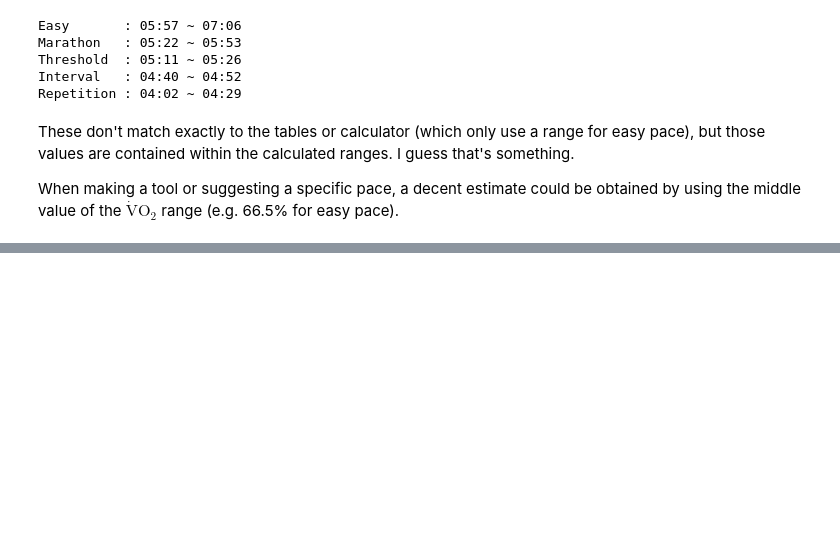
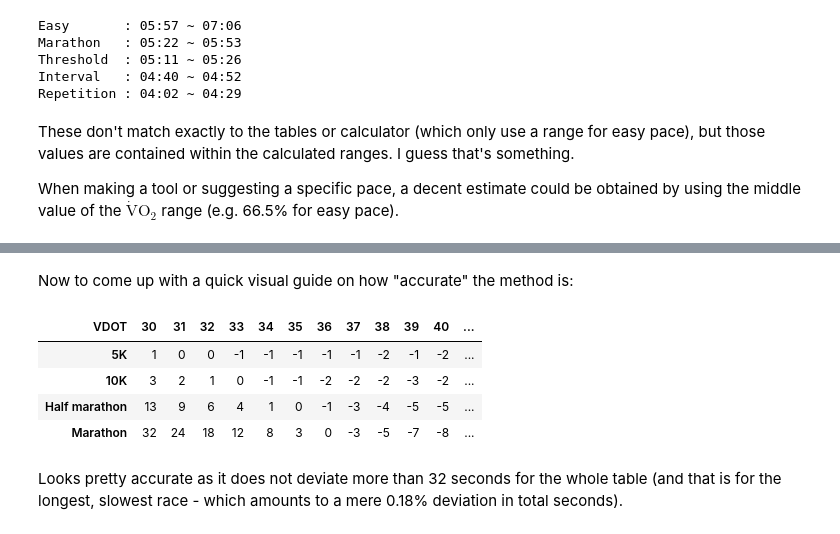
Before and after one commit to tlgs/vdot, a Jupyter notebook: misc/basics.ipynb, the cells around one changed output, grey strips where cells are left out. Drawn from its saved outputs; the diff is of its cells as text; code cells hidden in the pictures; blank space fills up the shorter version.

```diff
--- a/misc/basics.ipynb
+++ b/misc/basics.ipynb
@@ -183,0 +263,8 @@ $\mathrm{\dot{V}O_2}$ range (e.g. 66.5% for easy pace).
+# %%
+# let's only do it for 5K, 10K, HM and M
+races = races[["VDOT", "5,000", "10K", "Half marathon", "Marathon"]]
+
+# minor cleanup
+races = races.rename(columns={"5,000": "5K"})
+races = races.set_index("VDOT")
+races.head()
@@ -183,0 +279,19 @@ $\mathrm{\dot{V}O_2}$ range (e.g. 66.5% for easy pace).
+# %%
+def parse_time(s):
+    """Transform from a hh:mm:ss format to number of seconds."""
+    if isinstance(s, (int, float)):
+        return s
+
+    match s.split(":"):
+        case [hh, mm, ss]:
+            return int(hh) * 3600 + int(mm) * 60 + int(ss)
+        case [mm, ss]:
+            return int(mm) * 60 + int(ss)
+        case [ss]:
+            return int(ss)
+        case _:
+            raise ValueError
+
+
+races = races.applymap(parse_time)
+races.head()
@@ -183,0 +309,11 @@ $\mathrm{\dot{V}O_2}$ range (e.g. 66.5% for easy pace).
+# %%
+records = []
+for vdot in range(30, 86):
+    row = {}
+    for name, d in distances.items():
+        root = optimize.bisect(f, 1, 600, args=(vdot, d))
+        row[name] = round(timedelta(minutes=root).total_seconds())
+    records.append(row)
+
+mine = pd.DataFrame.from_records(records, index=pd.Index(range(30, 86), name="VDOT"))
+mine.head()
@@ -183,0 +328,19 @@ $\mathrm{\dot{V}O_2}$ range (e.g. 66.5% for easy pace).
+# %% [markdown]
+Now to come up with a quick visual guide on how "accurate" the method is:
+# %%
+import seaborn as sns
+
+deviation = mine - races
+
+cm = sns.color_palette("vlag", as_cmap=True)
+deviation.T.style.background_gradient(cmap=cm, axis=None, vmin=-30, vmax=30)
+# %% [output]
+| VDOT | 30 | 31 | 32 | 33 | 34 | 35 | 36 | 37 | 38 | 39 | 40 | ... |
+| 5K | 1 | 0 | 0 | -1 | -1 | -1 | -1 | -1 | -2 | -1 | -2 | ... |
+| 10K | 3 | 2 | 1 | 0 | -1 | -1 | -2 | -2 | -2 | -3 | -2 | ... |
+| Half marathon | 13 | 9 | 6 | 4 | 1 | 0 | -1 | -3 | -4 | -5 | -5 | ... |
+| Marathon | 32 | 24 | 18 | 12 | 8 | 3 | 0 | -3 | -5 | -7 | -8 | ... |
+# %% [markdown]
+Looks pretty accurate as it does not deviate more than 32 seconds for the whole table
+(and that is for the longest, slowest race -
+which amounts to a mere 0.18% deviation in total seconds).
```
Also changed, not shown: parts of 23 cells of this notebook, 1 other file.
